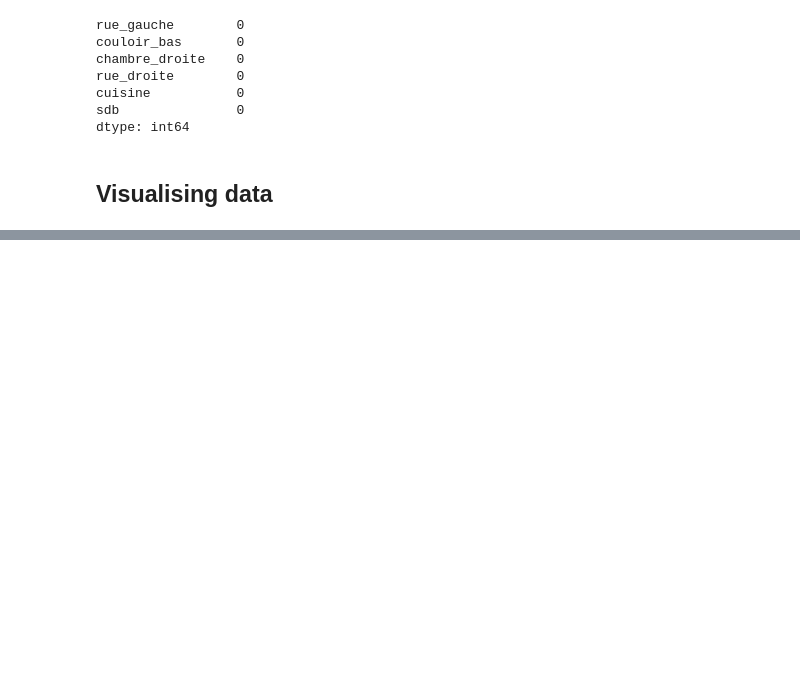
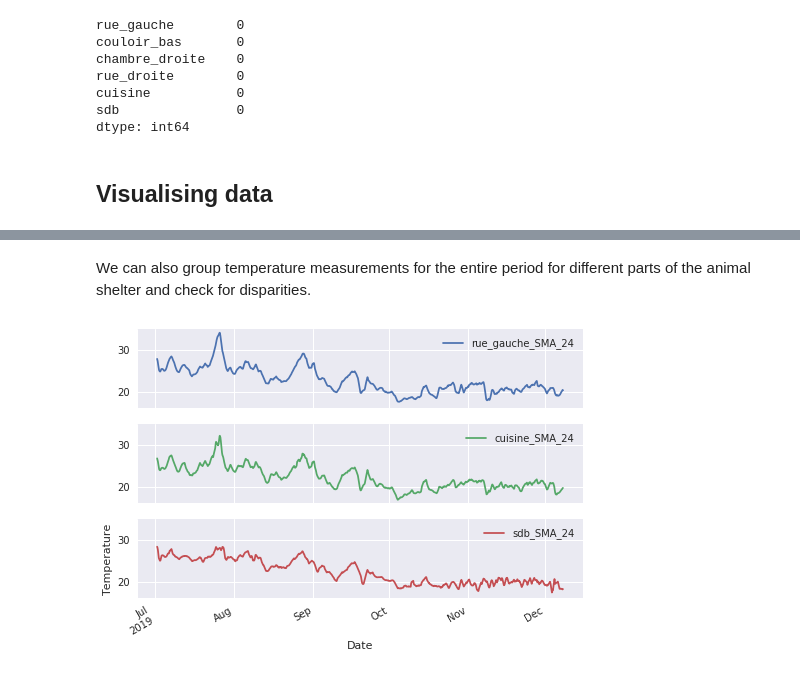
Before and after one commit to k13var/temperature_shelter, a Jupyter notebook: temperature_animal shelter.ipynb, the cells around one changed output, grey strips where cells are left out. Drawn from its saved outputs; the diff is of its cells as text; code cells hidden in the pictures; blank space fills up the shorter version.

```diff
--- a/temperature_animal shelter.ipynb
+++ b/temperature_animal shelter.ipynb
@@ -259,0 +289,9 @@ Now that the data set has been cleaned and prepared for analysis we can proceed
+# %% [markdown]
+We can also group temperature measurements for the entire period for different parts of the animal shelter and check for disparities.
+# %%
+with plt.style.context('seaborn'):
+    df[['rue_gauche_SMA_24','cuisine_SMA_24','sdb_SMA_24']].plot(subplots=True, sharex=True, sharey=True)
+    plt.ylabel("Temperature")
+    # temperature measurements in the left wing of the building
+# %% [output]
+[figure, added]
```
Also changed, not shown: parts of 16 cells of this notebook.
